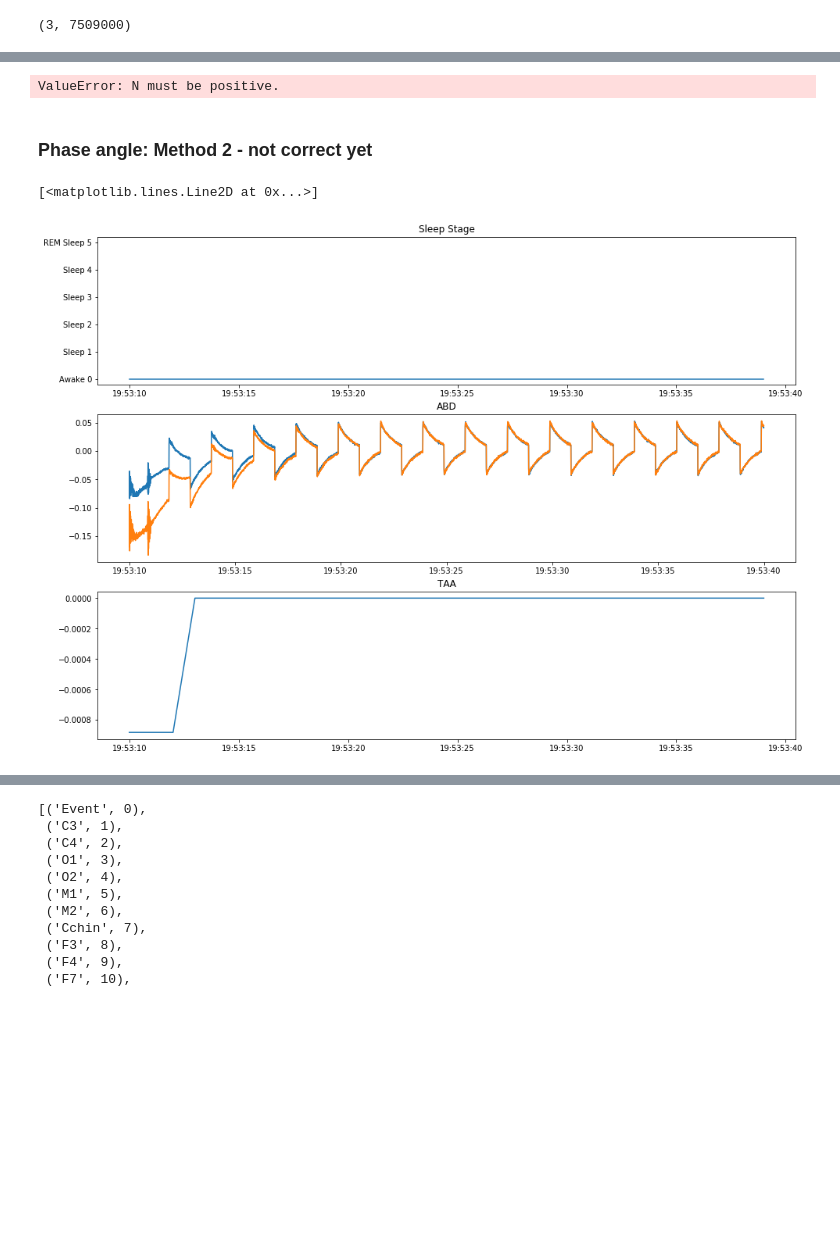
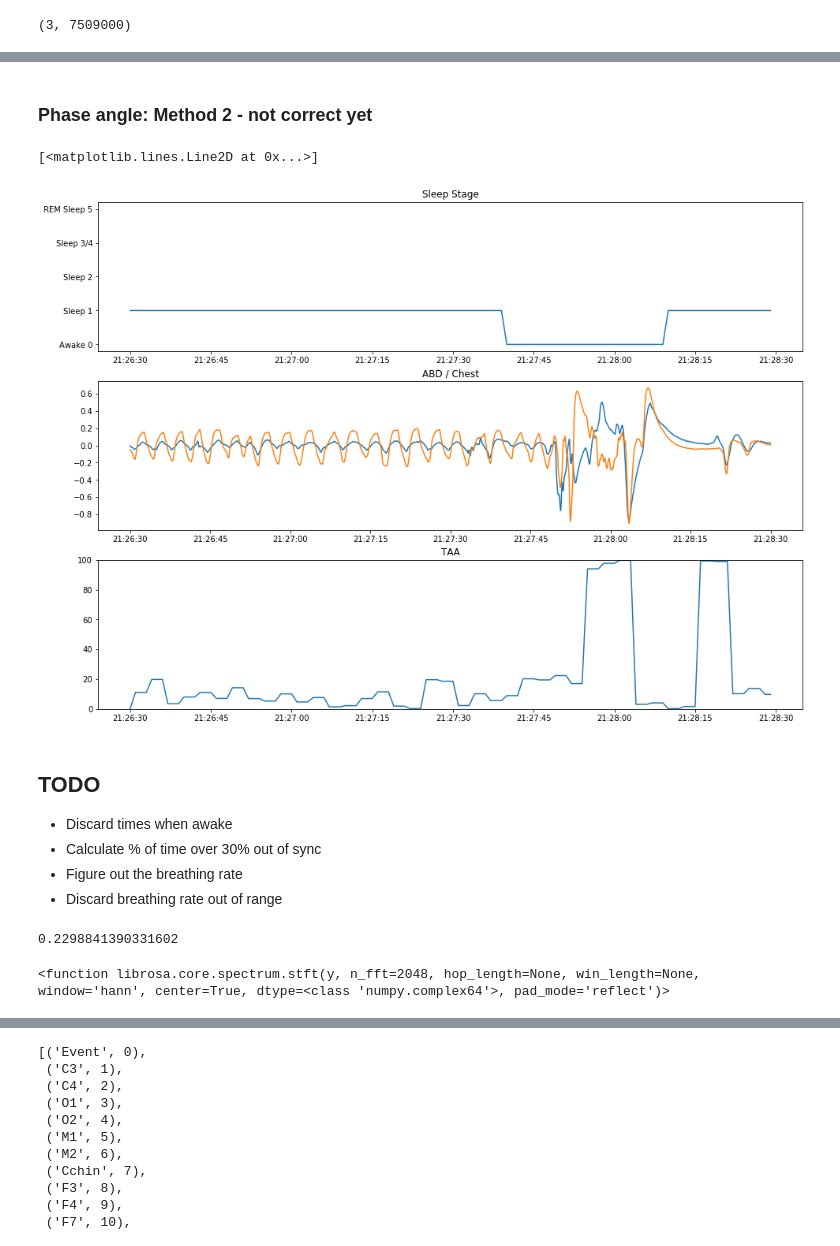
Before and after one commit to jonathanbranam/aisdb, a Jupyter notebook: FirstReadEDF.ipynb, the cells around one changed output, grey strips where cells are left out. Cells and saved outputs as stored; diff of their text form; code cells hidden in the pictures; blank space fills up the shorter version.

```diff
--- a/FirstReadEDF.ipynb
+++ b/FirstReadEDF.ipynb
@@ -75,6 +75,8 @@ def read_sleep_stages(total_duration, scored_events):
             start = int(float(event.start.text))
             duration = int(float(event.duration.text))
             stages[start:start+duration] = stage_no
+    # Convert any stage 4s to 3s
+    stages = np.where(stages == 4, 3, stages)
     return stages
 # %%
 annot_duration = int(float(annot.scoredevents.scoredevent.duration.text))
@@ -128,15 +140,15 @@ secs = int(len(x1)/freq)
 taa = np.zeros(secs)
 for i in range(win_count):
     j = max(i * x_stride - half_x_stride, 0)
-    j_end = min(i * x_stride - half_x_stride, xlen)
+    j_end = min(i * x_stride + half_x_stride, xlen)
     x1_h = hilbert(x1[j:j_end])
     x2_h = hilbert(x2[j:j_end])
     c = np.inner(x1_h, np.conj(x2_h)) / np.sqrt(np.inner(x1_h, np.conj(x1_h)) * np.inner(x2_h,np.conj(x2_h)))
-    phase_angle = np.angle(c)
+    phase_angle = np.abs(np.angle(c))
     #phase_angle = np.arctan(c)
     taa[i*win_size:i*win_size+win_size] = phase_angle
+taa_raw = taa.copy()
+taa = np.abs(taa)/np.pi
-# %% [output]
-ValueError: N must be positive.
 # %% [markdown]
 ### Phase angle: Method 2 - not correct yet
 # %%
@@ -153,46 +165,61 @@ ValueError: N must be positive.
 numer = x1_r*x2_i - x2_r*x1_i
 denom = x1_r*x2_r + x1_i*x2_i
 taa = np.arctan2(numer, denom)
+# %%
+chart_stages = np.where(stages == 5, 4, stages)
+# %%
+abd, chest = preprocess(sigs)
 # %%
 plt.figure(figsize=(16,16))
-freq = 200
-window_len = 30
+freq = 64
+window_len = 120
 start_time = 5_600
-start_time = 8_500
+start_time = 8_000
 start_time = 11_474
-start_time = 0
+start_time = 5_600
 plot_range = np.arange(start_time*freq, (start_time+window_len)*freq)
 
 time_range = np.empty_like(plot_range, dtype='datetime64[ms]')
 for i in range(len(plot_range)):
     time_range[i] = start_dt.naive + td(milliseconds=plot_range[i]*1/freq*1000)
 
 # sleep stage is different resolution
 ss_time_range = np.empty(window_len, dtype='datetime64[ms]')
 for i in range(window_len):
     ss_time_range[i] = start_dt.naive + td(seconds=start_time+i)
 
 
 plt.subplot(411)
 plt.title('Sleep Stage')
-plt.ylim((-0.2,5.2))
-plt.yticks(range(6), ['Awake 0', 'Sleep 1', 'Sleep 2', 'Sleep 3', 'Sleep 4', 'REM Sleep 5'])
-plt.plot(ss_time_range, stages[start_time:start_time+window_len])
+plt.ylim((-0.2,4.2))
+plt.yticks([0, 1, 2, 3, 4], ['Awake 0', 'Sleep 1', 'Sleep 2', 'Sleep 3/4', 'REM Sleep 5'])
+plt.plot(ss_time_range, chart_stages[start_time:start_time+window_len])
 
 plt.subplot(412)
-plt.title('ABD')
-plt.plot(time_range, sigs[0,plot_range])
+plt.title('ABD / Chest')
+plt.plot(time_range, abd[plot_range])
 #plt.subplot(413)
 #plt.title('Chest')
-plt.plot(time_range, sigs[1,plot_range])
+plt.plot(time_range, chest[plot_range])
 plt.subplot(413)
 plt.title('TAA')
-plt.plot(ss_time_range, taa[start_time:start_time+window_len])
-
-
-
-#plt.title('SAO2')
-#plt.plot(time_range, sigs[2,plot_range])
+plt.ylim(0,100)
+plt.plot(ss_time_range, taa[start_time:start_time+window_len]*100)
 # %% [output]
 [<matplotlib.lines.Line2D at 0x...>]
-[figure, old version]
+[figure, new version]
+# %% [markdown]
+## TODO
+
+* Discard times when awake
+* Calculate % of time over 30% out of sync
+* Figure out the breathing rate
+* Discard breathing rate out of range
+# %%
+sum(taa > 0.3) / len(taa)
+# %% [output]
+0.2298841390331602
+# %%
+librosa.stft
+# %% [output]
+<function librosa.core.spectrum.stft(y, n_fft=2048, hop_length=None, win_length=None, window='hann', center=True, dtype=<class 'numpy.complex64'>, pad_mode='reflect')>
```
Also changed, not shown: parts of 19 cells of this notebook.
